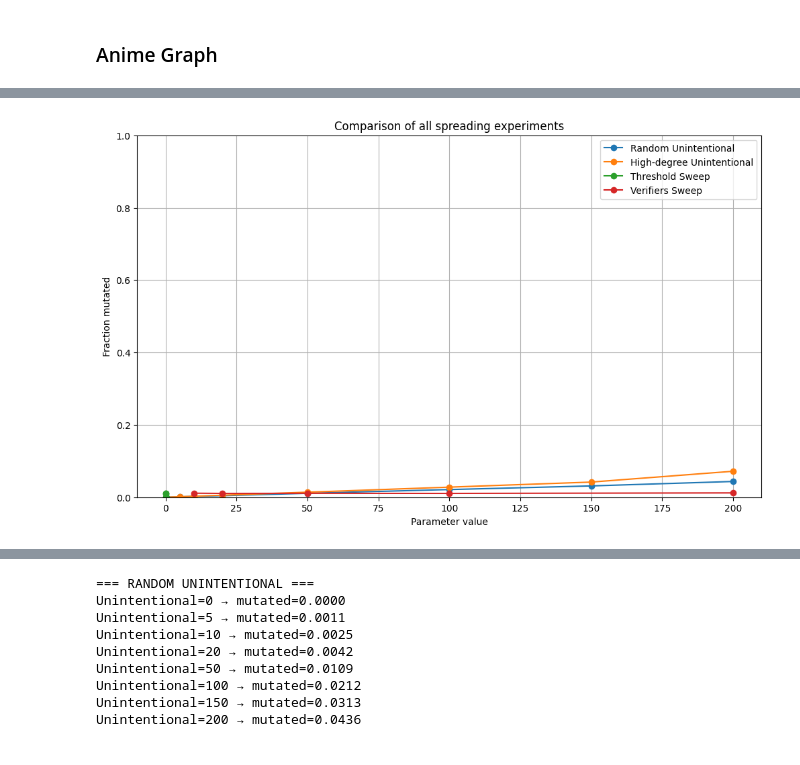
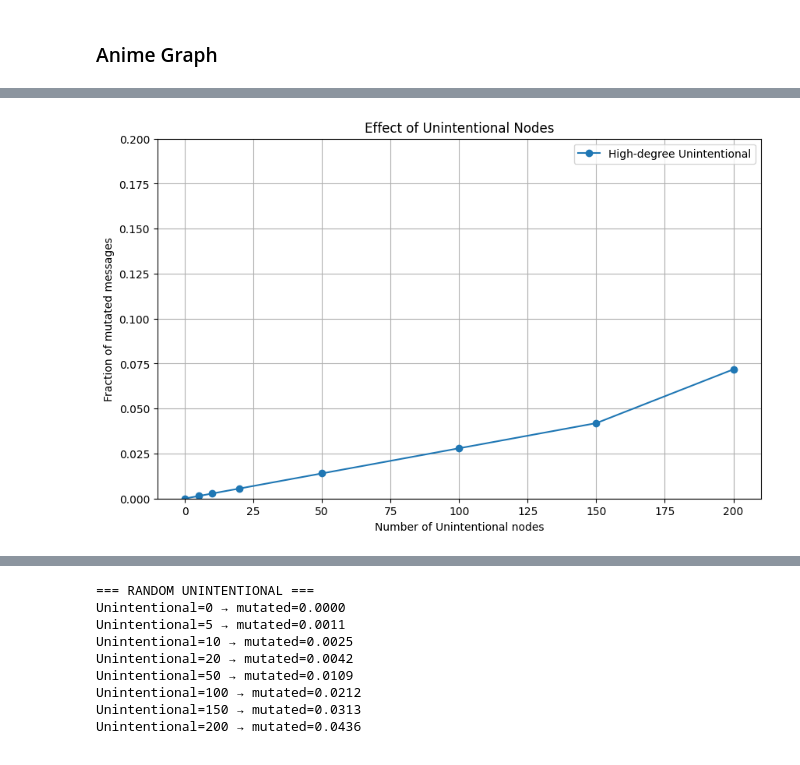
Before and after one commit to CamillaMagistrello/NETWORK_ANALYSIS, a Jupyter notebook: ASSIGNMENTS/src/assignment3.ipynb, the cells around one changed output, grey strips where cells are left out. Cells and saved outputs as stored; diff of their text form; code cells hidden in the pictures.

```diff
--- a/ASSIGNMENTS/src/assignment3.ipynb
+++ b/ASSIGNMENTS/src/assignment3.ipynb
@@ -215,20 +224,12 @@ for v in verifier_values:
 # %%
-plt.figure(figsize=(12, 7))
-# 1 — RANDOM UNINTENTIONAL
-plt.plot(unintentional_values, mutated_random, marker='o', label='Random Unintentional')
-# 2 — HIGH-DEGREE UNINTENTIONAL
+plt.figure(figsize=(10, 6))
 plt.plot(unintentional_values, mutated_degree, marker='o', label='High-degree Unintentional')
-# 3 — THRESHOLD SWEEP
-plt.plot(thresholds, mutated_threshold, marker='o', label='Threshold Sweep')
-# 4 — VARYING VERIFIERS
-plt.plot(verifier_values, mutated_verifiers, marker='o', label='Verifiers Sweep')
-
-plt.xlabel("Parameter value")
-plt.ylabel("Fraction mutated")
-plt.title("Comparison of all spreading experiments")
+plt.xlabel("Number of Unintentional nodes")
+plt.ylabel("Fraction of mutated messages")
+plt.title("Effect of Unintentional Nodes")
 plt.grid(True)
 plt.legend()
-plt.ylim(0, 1)
+plt.ylim(0, 0.2)
 plt.show()
 # %% [output]
-[figure, old version]
+[figure, new version]
```
Also changed, not shown: parts of 10 cells of this notebook, 10 other files.
